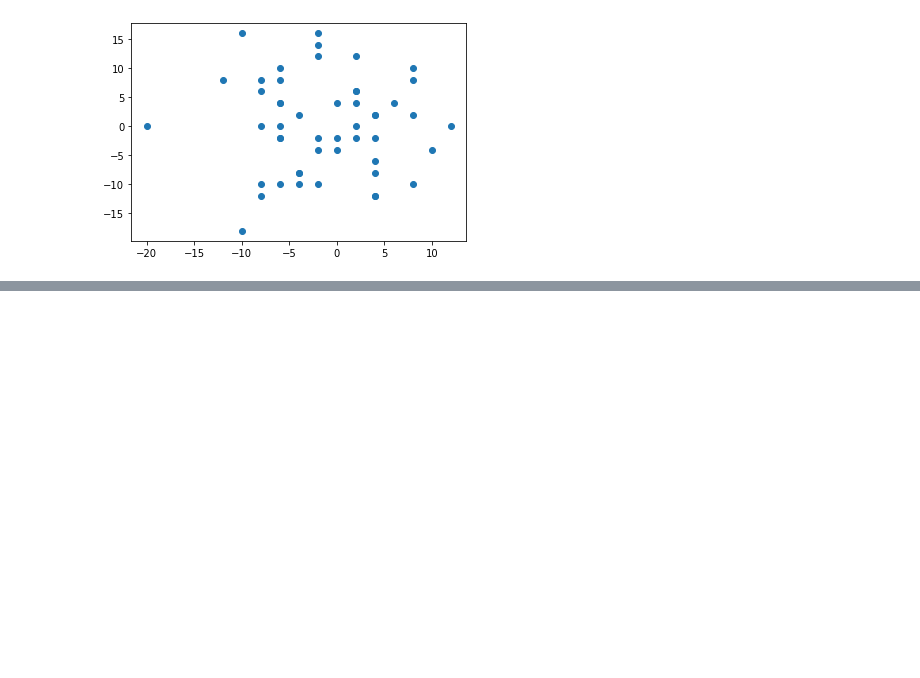
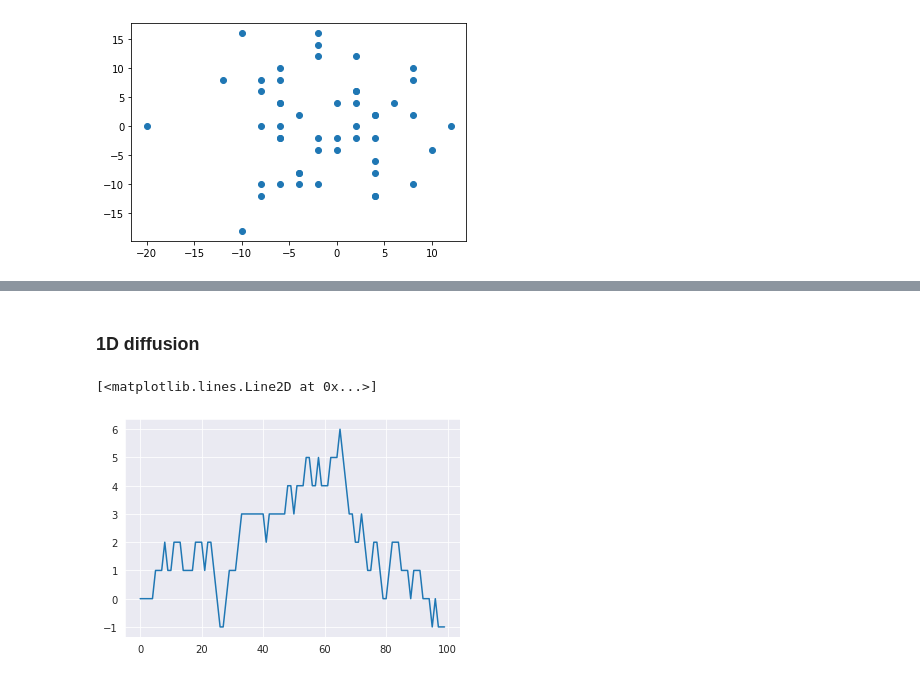
Before and after one commit to roshan2004/Random-Walk, a Jupyter notebook: Random_walk.ipynb, the cells around one changed output, grey strips where cells are left out. Saved outputs shown, nothing was run; the diff lists cells and outputs as text; code cells hidden in the pictures; blank space fills up the shorter version.

```diff
--- a/Random_walk.ipynb
+++ b/Random_walk.ipynb
@@ -101,0 +126,22 @@ plt.show()
+# %%
+import scipy as sp, numpy as np, pandas as pd
+import matplotlib.pyplot as plt
+import seaborn as sns
+sns.set_style('darkgrid')
+# %% [markdown]
+### 1D diffusion
+# %%
+stepsize = 1.0
+numsteps = 100
+position = np.zeros(numsteps)
+x = 0.0
+for i in range(1,numsteps):
+    if np.random.rand() > 0.5:
+        x = x + stepsize
+    if np.random.rand() <= 0.5:
+        x = x - stepsize
+    position[i] = x
+plt.plot(position)
+# %% [output]
+[<matplotlib.lines.Line2D at 0x...>]
+[figure, added]
```
Also changed, not shown: parts of 26 cells of this notebook, 1 other file.
